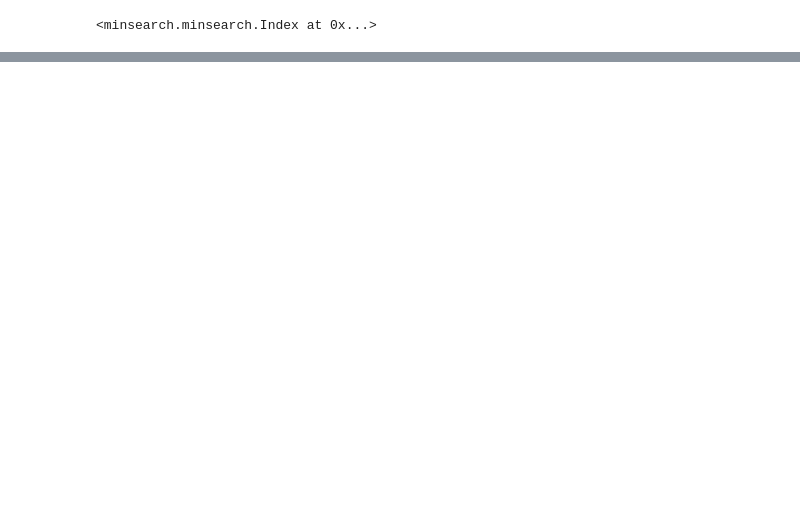
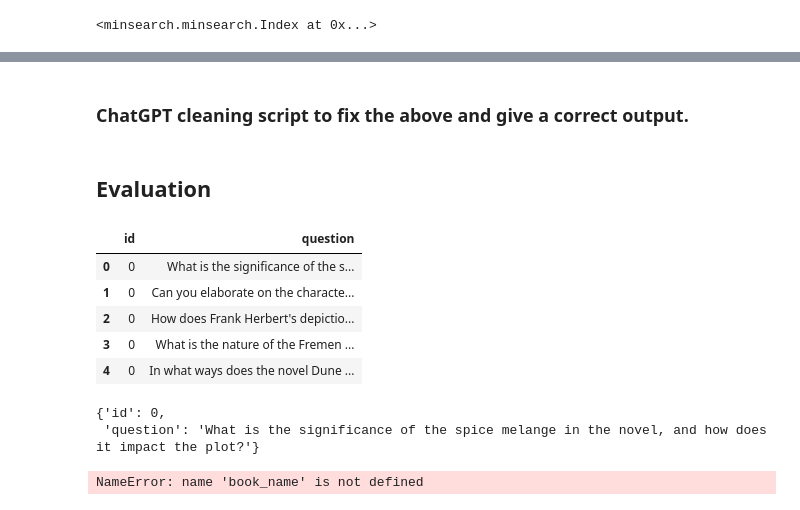
Before and after one commit to michailmitsakis/fantasy-book-assistant, a Jupyter notebook: fantasy-book-assistant.ipynb, the cells around one changed output, grey strips where cells are left out. Saved outputs shown, nothing was run; the diff lists cells and outputs as text; code cells hidden in the pictures; blank space fills up the shorter version.

```diff
--- a/fantasy-book-assistant.ipynb
+++ b/fantasy-book-assistant.ipynb
@@ -155,0 +314,2 @@ To determine the release order of Steven Erikson's books, we can look at the rel
+# %% [markdown]
+### ChatGPT cleaning script to fix the above and give a correct output.
@@ -155,0 +421,14 @@ To determine the release order of Steven Erikson's books, we can look at the rel
+# %% [markdown]
+## Evaluation
+# %%
+import pandas as pd
+df_question = pd.read_csv('data/ground-truth-retrieval.csv')
+# %%
+df_question.head()
+# %% [output]
+|  | id | question |
+| 0 | 0 | What is the significance of the s... |
+| 1 | 0 | Can you elaborate on the characte... |
+| 2 | 0 | How does Frank Herbert's depictio... |
+| 3 | 0 | What is the nature of the Fremen ... |
+| 4 | 0 | In what ways does the novel Dune ... |
@@ -155,0 +437,5 @@ To determine the release order of Steven Erikson's books, we can look at the rel
+# %%
+ground_truth[0]
+# %% [output]
+{'id': 0,
+ 'question': 'What is the significance of the spice melange in the novel, and how does it impact the plot?'}
@@ -155,0 +447,17 @@ To determine the release order of Steven Erikson's books, we can look at the rel
+# %%
+from tqdm.auto import tqdm
+
+vectors = []
+
+for doc in tqdm(documents):
+    question = doc['question']
+    book_name = {book_name}
+    author_name = {author_name}
+    subgenres = {subgenres}
+    summary = {summary}
+    rating = {rating}
+    release_date= {release_date}
+    vector = model.encode(book_name + author_name + subgenres + summary + rating + release_date)
+    vectors.append(vector)
+# %% [output]
+NameError: name 'book_name' is not defined
```
Also changed, not shown: parts of 40 cells of this notebook, 3 other files.
